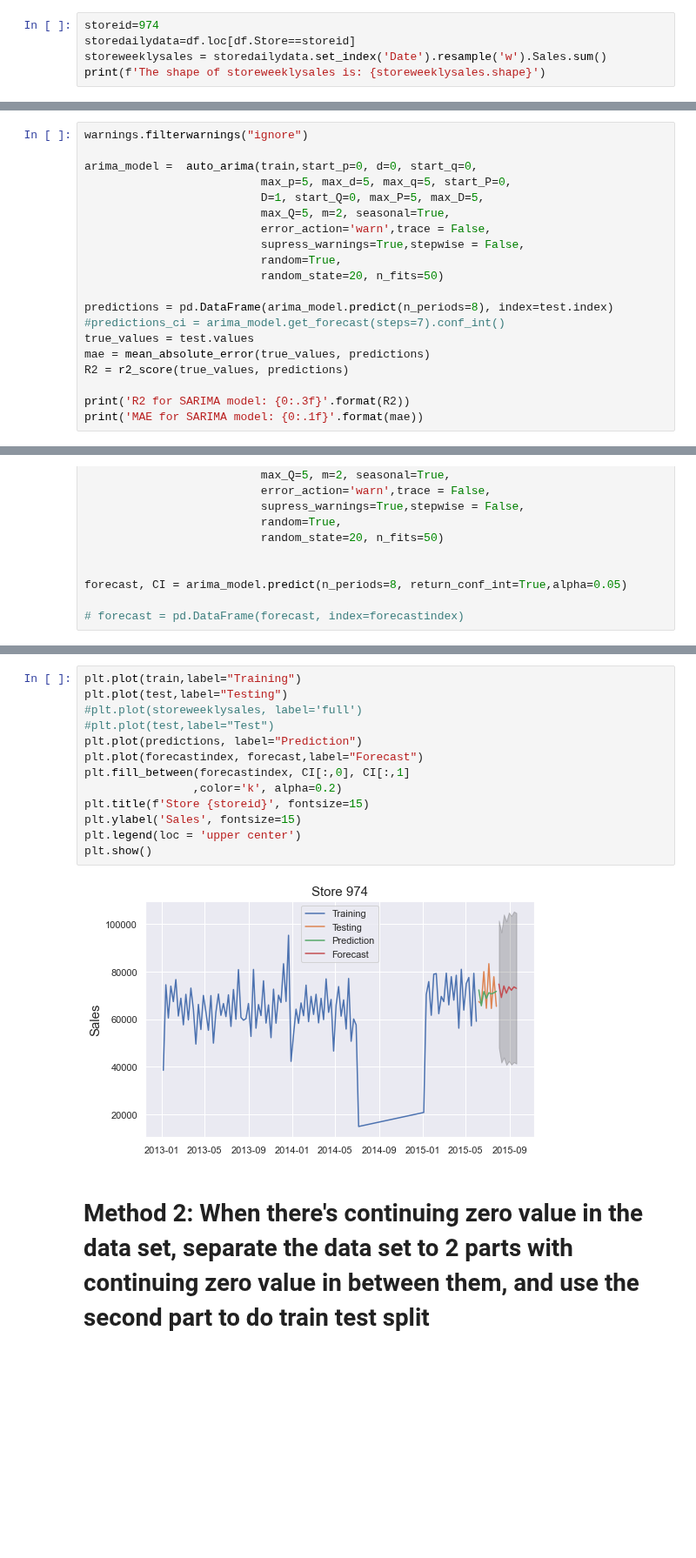
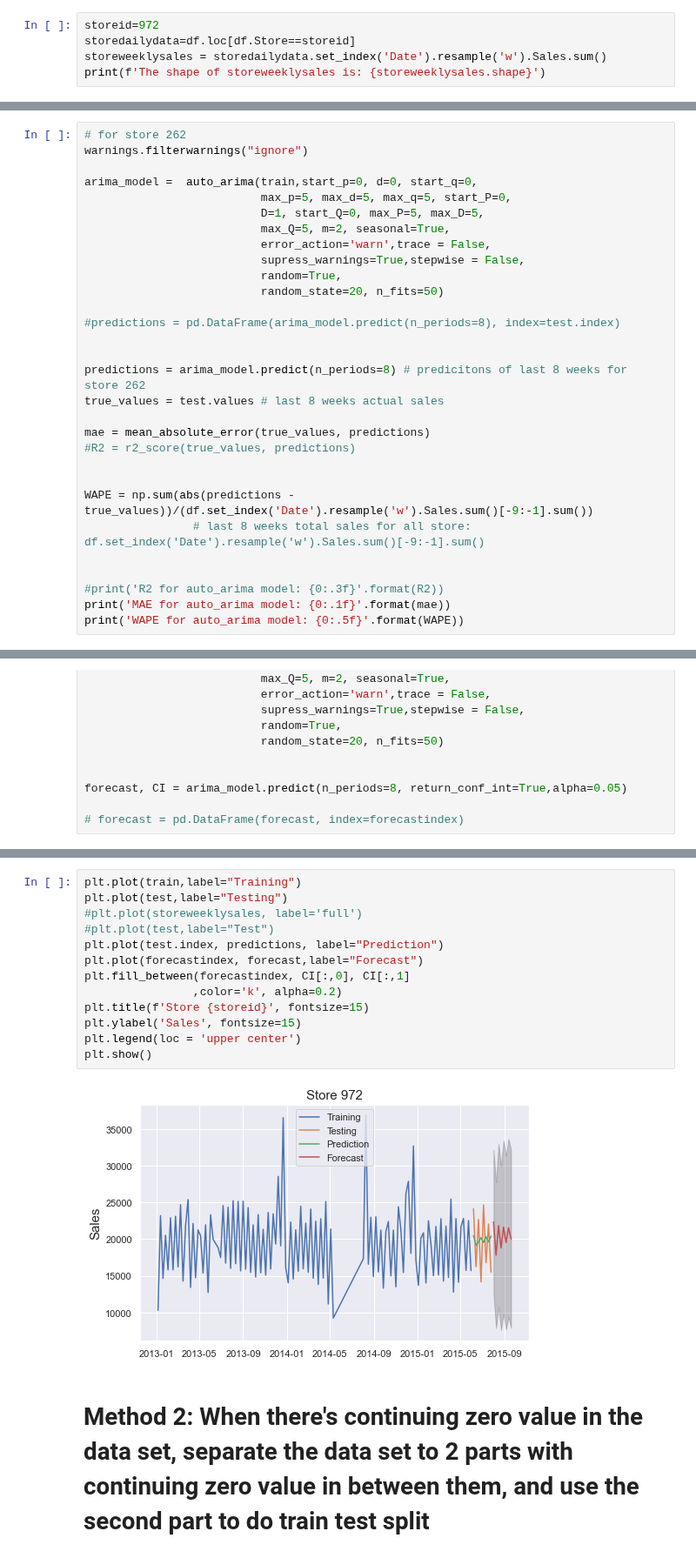
Before and after one commit to yoyo6022/covid-19, a Jupyter notebook: Notebook/Modeling Compare.ipynb, the cells around one changed output, grey strips where cells are left out. Shown at 87% size. Saved outputs shown, nothing was run; the diff lists cells and outputs as text; blank space fills up the shorter version.

```diff
--- a/Notebook/Modeling Compare.ipynb
+++ b/Notebook/Modeling Compare.ipynb
@@ -53,7 +54,7 @@ df.Date = pd.to_datetime(df.Date, format='%Y-%m-%d')
 # %%
 df = df.sort_values(['Date', 'Store'], ascending=True)
 # %%
-storeid=974
+storeid=972
 storedailydata=df.loc[df.Store==storeid]
 storeweeklysales = storedailydata.set_index('Date').resample('w').Sales.sum()
 print(f'The shape of storeweeklysales is: {storeweeklysales.shape}')
@@ -129,4 +170,5 @@ plt.show()
 # %%
+# for store 262
 warnings.filterwarnings("ignore")
 
 arima_model =  auto_arima(train,start_p=0, d=0, start_q=0,
@@ -138,12 +180,21 @@ arima_model =  auto_arima(train,start_p=0, d=0, start_q=0,
                           random=True,
                           random_state=20, n_fits=50)
 
-predictions = pd.DataFrame(arima_model.predict(n_periods=8), index=test.index)
-#predictions_ci = arima_model.get_forecast(steps=7).conf_int()
-true_values = test.values
+#predictions = pd.DataFrame(arima_model.predict(n_periods=8), index=test.index)
+
+
+predictions = arima_model.predict(n_periods=8) # predicitons of last 8 weeks for store 262
+true_values = test.values # last 8 weeks actual sales
+
 mae = mean_absolute_error(true_values, predictions)
-R2 = r2_score(true_values, predictions)
+#R2 = r2_score(true_values, predictions)
 
-print('R2 for SARIMA model: {0:.3f}'.format(R2))
-print('MAE for SARIMA model: {0:.1f}'.format(mae))
+
+WAPE = np.sum(abs(predictions - true_values))/(df.set_index('Date').resample('w').Sales.sum()[-9:-1].sum())
+                # last 8 weeks total sales for all store:  df.set_index('Date').resample('w').Sales.sum()[-9:-1].sum()
+
+
+#print('R2 for auto_arima model: {0:.3f}'.format(R2))
+print('MAE for auto_arima model: {0:.1f}'.format(mae))
+print('WAPE for auto_arima model: {0:.5f}'.format(WAPE))
 # %% [output]
@@ -186,18 +241,18 @@ pd.DataFrame([forecast, CI[:,0], CI[:,1]], index=['Forecast', 'lower CI', 'upper
 # %%
 plt.plot(train,label="Training")
 plt.plot(test,label="Testing")
 #plt.plot(storeweeklysales, label='full')
 #plt.plot(test,label="Test")
-plt.plot(predictions, label="Prediction")
+plt.plot(test.index, predictions, label="Prediction")
 plt.plot(forecastindex, forecast,label="Forecast")
 plt.fill_between(forecastindex, CI[:,0], CI[:,1]
                 ,color='k', alpha=0.2)
 plt.title(f'Store {storeid}', fontsize=15)
 plt.ylabel('Sales', fontsize=15)
 plt.legend(loc = 'upper center')
 plt.show()
 # %% [output]
-[figure, old version]
+[figure, new version]
 # %% [markdown]
 # Method 2: When there's continuing zero value in the data set, separate the data set to 2 parts with continuing zero value in between them, and use the second part to do train test split
 # %%
```
Also changed, not shown: parts of 72 cells of this notebook.
